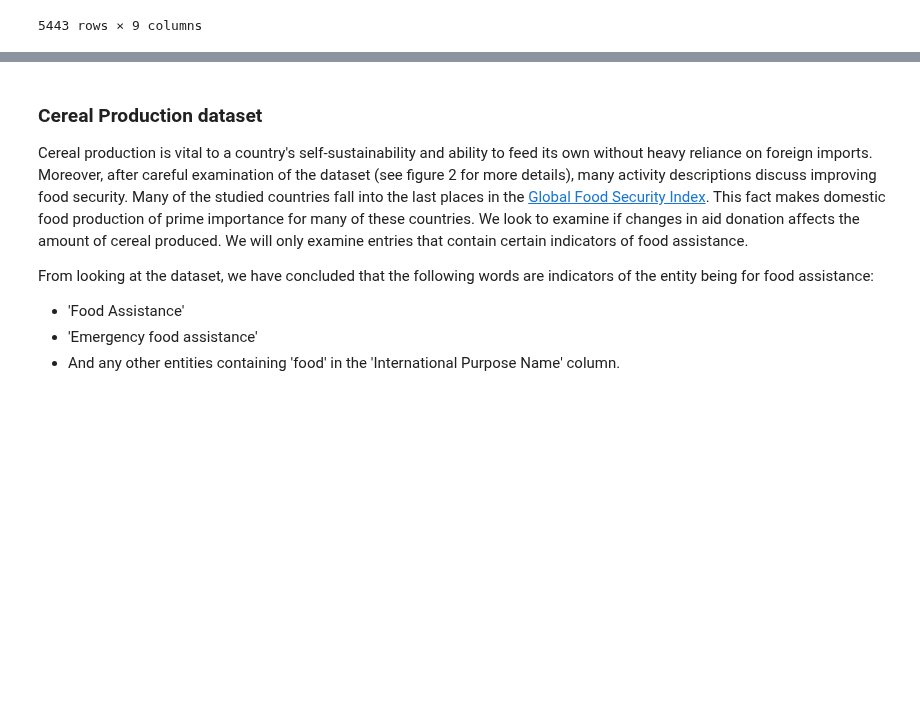
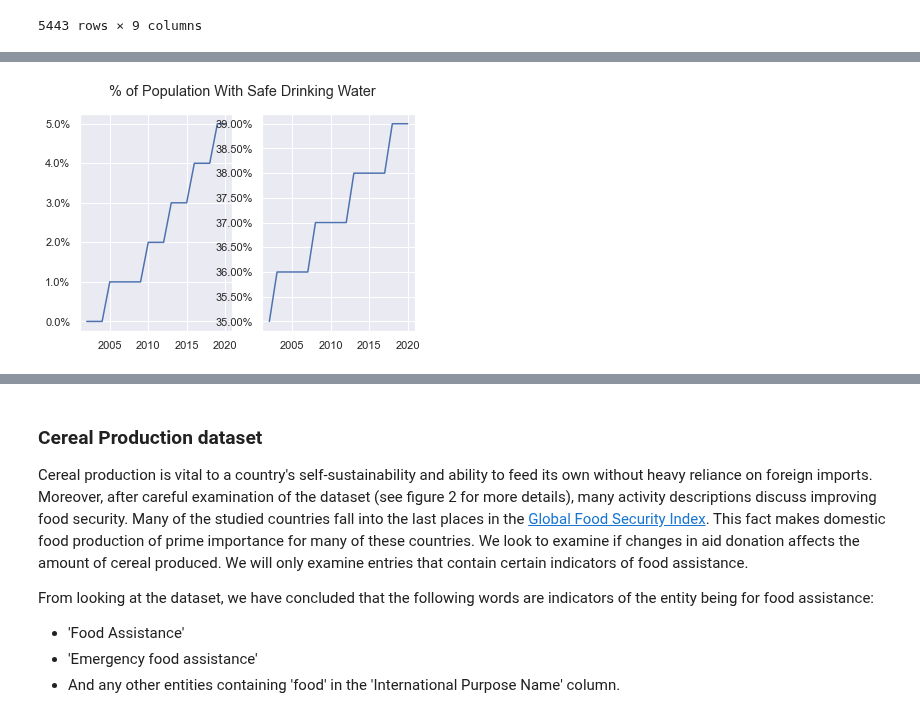
Before and after one commit to chriscallahan99/DataScience_Final_Project, a Jupyter notebook: DS_Milestone_1.ipynb, the cells around one changed output, grey strips where cells are left out. Drawn from its saved outputs; the diff is of its cells as text; code cells hidden in the pictures; blank space fills up the shorter version.

```diff
--- a/DS_Milestone_1.ipynb
+++ b/DS_Milestone_1.ipynb
@@ -312,0 +317,6 @@ plt.bar(Ethiopia_Election_df["Fiscal Year"], Ethiopia_Election_df["Current Dolla
+# %%
+safe_water_percent = gw19_df[gw19_df['indicator_name'] == "Population using safely managed drinking water services (%)"]
+safe_water_percent = safe_water_percent[safe_water_percent["setting"] == "Ethiopia"]
+
+safe_water_percent_rural = safe_water_percent[safe_water_percent["subgroup"] == "Rural"]
+safe_water_percent_urban = safe_water_percent[safe_water_percent["subgroup"] == "Urban"]
@@ -312,0 +336,20 @@ plt.bar(Ethiopia_Election_df["Fiscal Year"], Ethiopia_Election_df["Current Dolla
+# %%
+import matplotlib.ticker as mtick
+
+fig, (ax1, ax2) = plt.subplots(1,2)
+fig.suptitle('% of Population With Safe Drinking Water')
+
+x = safe_water_percent_rural["year"]
+y = safe_water_percent_rural["estimate"]
+
+z = safe_water_percent_urban["year"]
+w = safe_water_percent_urban["estimate"]
+
+
+ax1.plot(x, y)
+ax1.yaxis.set_major_formatter(mtick.PercentFormatter())
+
+ax2.plot(z, w)
+ax2.yaxis.set_major_formatter(mtick.PercentFormatter())
+# %% [output]
+[figure, added]
```
Also changed, not shown: parts of 6 cells of this notebook, 1 other file.
